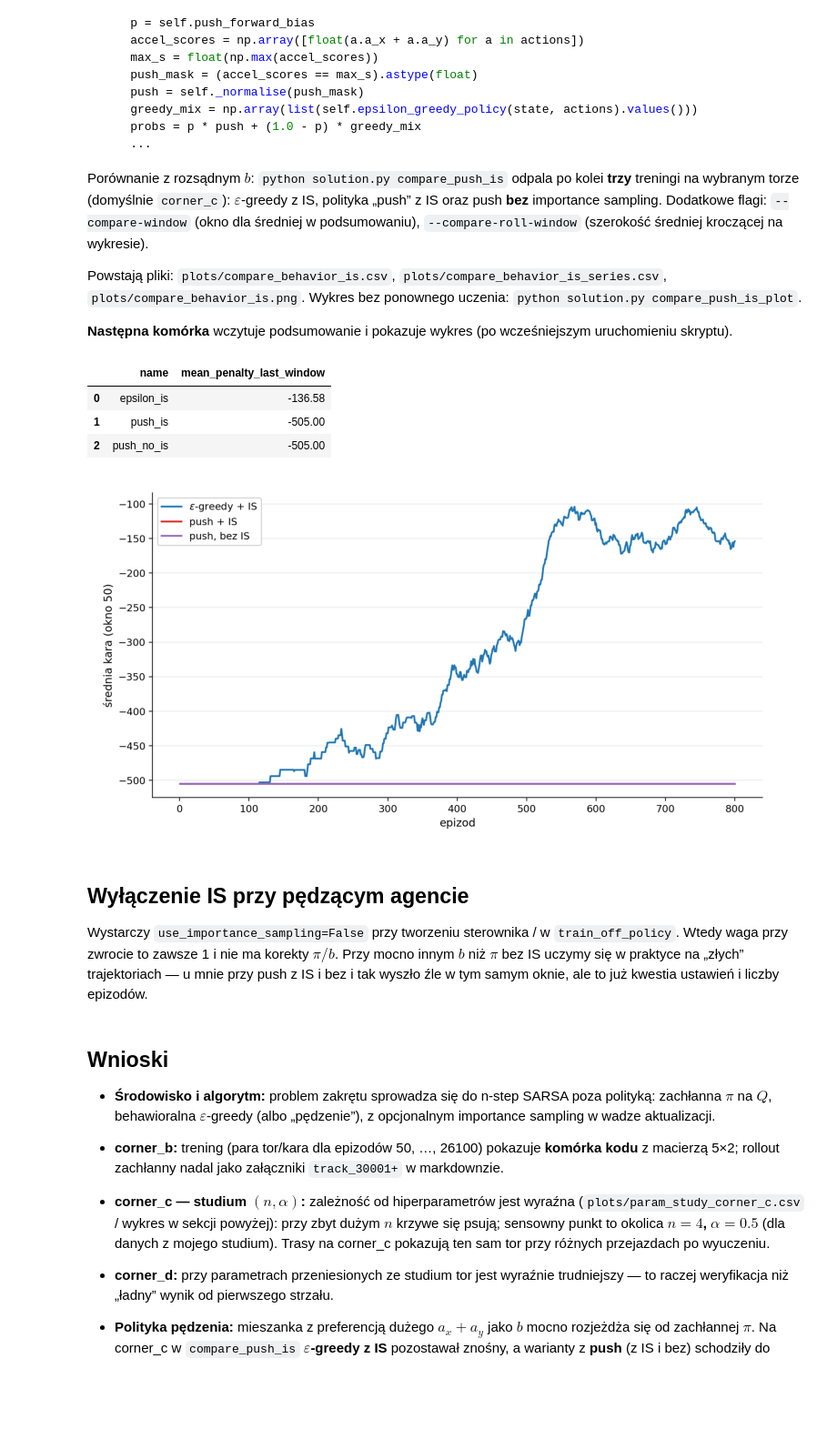
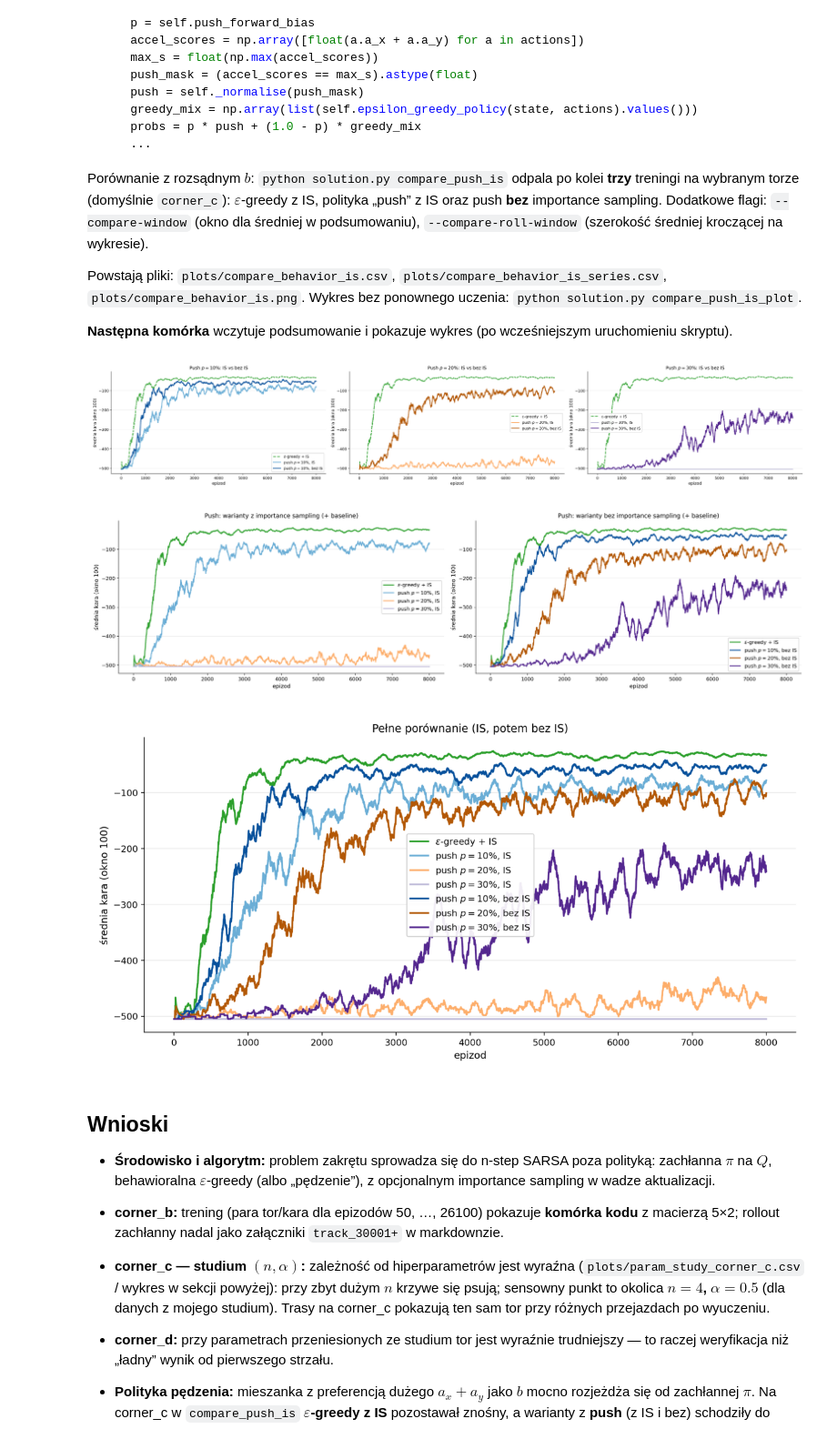
Before and after one commit to McEnigma24/UMISI-sem1-RL, a Jupyter notebook: l2/sprawozdanie_l2_zakrety.ipynb, the cells around one changed output. Shown at 91% size. Saved outputs shown, nothing was run; the diff lists cells and outputs as text; code cells hidden in the pictures; blank space fills up the shorter version.

```diff
--- a/l2/sprawozdanie_l2_zakrety.ipynb
+++ b/l2/sprawozdanie_l2_zakrety.ipynb
@@ -214,34 +214,26 @@ Porównanie z rozsądnym $b$: `python solution.py compare_push_is` odpala po kol
 Powstają pliki: `plots/compare_behavior_is.csv`, `plots/compare_behavior_is_series.csv`, `plots/compare_behavior_is.png`. Wykres bez ponownego uczenia: `python solution.py compare_push_is_plot`.
 
 **Następna komórka** wczytuje podsumowanie i pokazuje wykres (po wcześniejszym uruchomieniu skryptu).
-# %%
-import os
-
-import pandas as pd
-from IPython.display import display
-
-summary_path = os.path.join("plots", "compare_behavior_is.csv")
-img_path = os.path.join("plots", "compare_behavior_is.png")
-
-if os.path.exists(summary_path):
-    display(pd.read_csv(summary_path))
-else:
-    print("Brak pliku — uruchom w katalogu l2: python solution.py compare_push_is")
-
-if os.path.exists(img_path):
-    plot_image_matrix([[img_path]], figsize=(11, 5))
-else:
-    print("Brak PNG — uruchom compare_push_is lub compare_push_is_plot")
-# %% [output]
-|  | name | mean_penalty_last_window |
-| 0 | epsilon_is | -136.58 |
-| 1 | push_is | -505.00 |
-| 2 | push_no_is | -505.00 |
-[figure, removed]
-# %% [markdown]
-## Wyłączenie IS przy pędzącym agencie
-
-Wystarczy `use_importance_sampling=False` przy tworzeniu sterownika / w `train_off_policy`. Wtedy waga przy zwrocie to zawsze 1 i nie ma korekty $\pi/b$. Przy mocno innym $b$ niż $\pi$ bez IS uczymy się w praktyce na „złych” trajektoriach — u mnie przy push z IS i bez i tak wyszło źle w tym samym oknie, ale to już kwestia ustawień i liczby epizodów.
+# %%
+prefix = "push_outcomes/"
+
+array = []
+for p in [10, 20, 30]:
+    array.append(f"{prefix}push_bias_sweep_p{p}_is_vs_nois.png")
+
+plot_image_matrix([array], figsize=(30, 30))
+
+matrix = []
+matrix.append([f"{prefix}push_bias_sweep_all_is.png", f"{prefix}push_bias_sweep_all_nois.png"])
+plot_image_matrix(matrix, figsize=(30, 30))
+
+matrix = []
+matrix.append([f"{prefix}push_bias_sweep.png"])
+plot_image_matrix(matrix, figsize=(15, 20))
+# %% [output]
+[figure, added]
+[figure, added]
+[figure, added]
 # %% [markdown]
 ## Wnioski
 
```
Also changed, not shown: parts of 1 cell of this notebook, 8 other files.
